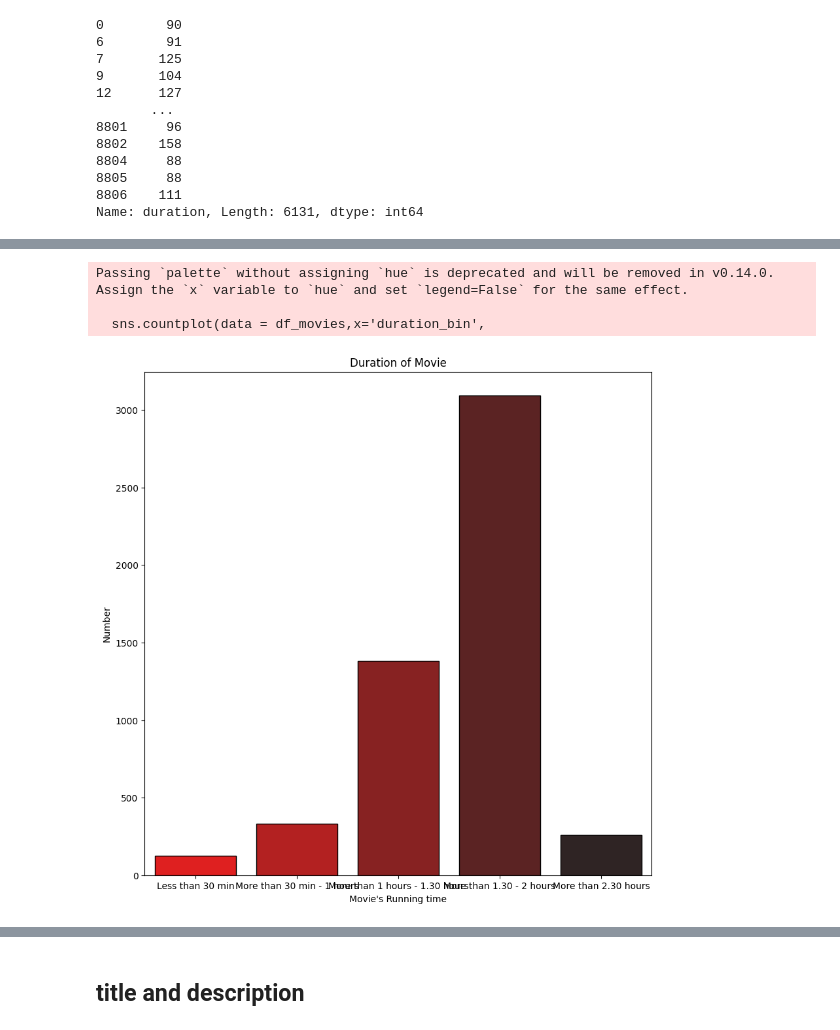
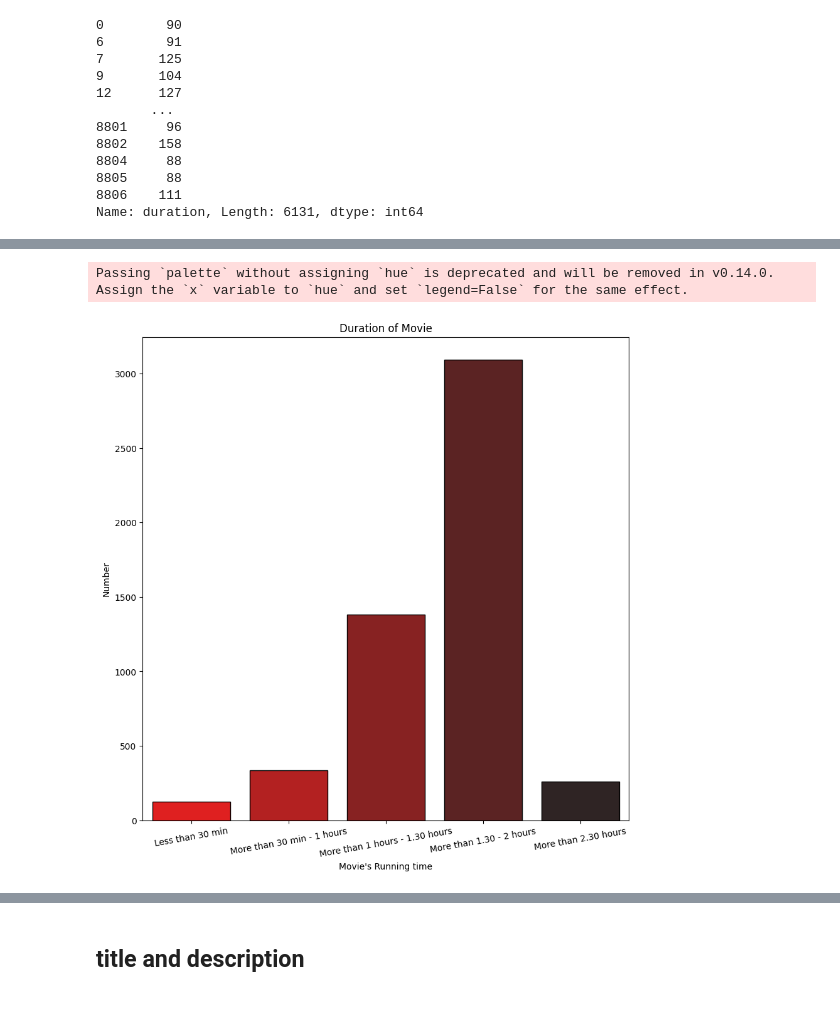
Before and after one commit to nguyen-tr-thuc/Netflix-Movies-and-TV-Shows, a Jupyter notebook: netflix_project.ipynb, the cells around one changed output, grey strips where cells are left out. Cells and saved outputs as stored; diff of their text form; code cells hidden in the pictures.

```diff
--- a/netflix_project.ipynb
+++ b/netflix_project.ipynb
@@ -410,20 +471,19 @@ max_duration = duration_movies_counts.max()
 # %%
 plt.figure(figsize=(10,10))
 sns.countplot(data = df_movies,x='duration_bin',
                                           order = ['Less than 30 min','More than 30 min - 1 hours','More than 1 hours - 1.30 hours','More than 1.30 - 2 hours','More than 2.30 hours'],
                                           palette="dark:red_r",edgecolor='black')
 plt.xlabel("Movie's Running time")
 plt.ylabel("Number")
+plt.xticks(rotation = 10)
 plt.title('Duration of Movie')
 
 #for index, value in enumerate(duration_movies_counts.values):
 #    countplot_movies_duration.text(index, value, str(value), ha='center', va='bottom')
 plt.show()
 # %% [output]
 Passing `palette` without assigning `hue` is deprecated and will be removed in v0.14.0. Assign the `x` variable to `hue` and set `legend=False` for the same effect.
-
-  sns.countplot(data = df_movies,x='duration_bin',
-[figure, old version]
+[figure, new version]
 # %%
 temp_duration_tvshow = df_tv_shows['duration'].apply(lambda x: int(x.split(' ')[0]) if ('Season' in str(x)) else x)
 # %%
```
Also changed, not shown: parts of 50 cells of this notebook.
